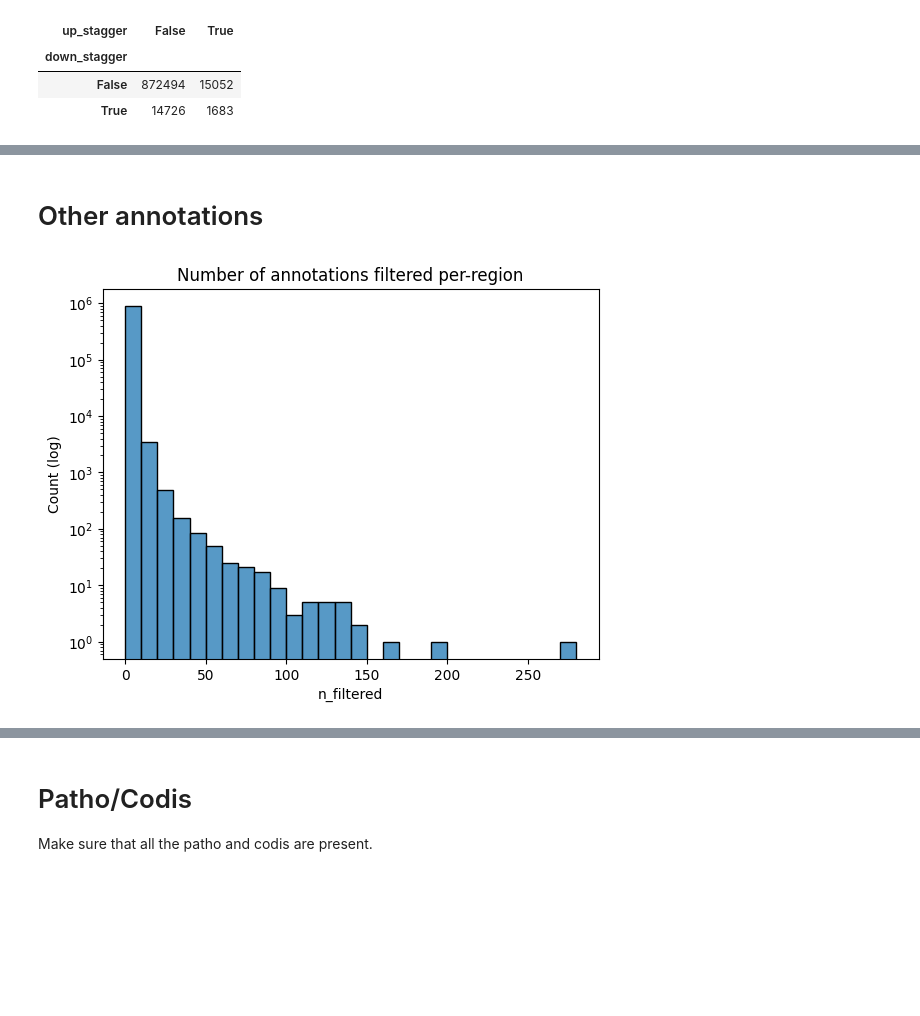
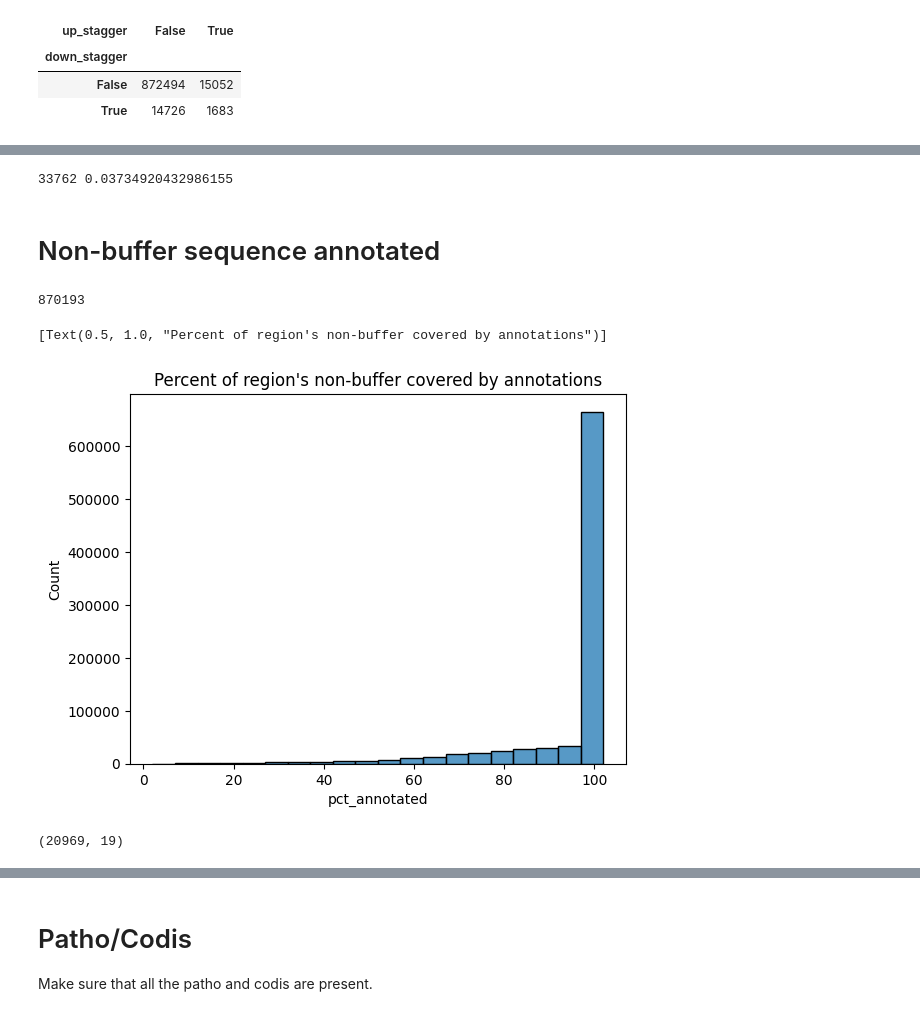
Before and after one commit to ACEnglish/adotto, a Jupyter notebook: regions/notebooks/FinalRegionsQC.ipynb, the cells around one changed output, grey strips where cells are left out. Cells and saved outputs as stored; diff of their text form; code cells hidden in the pictures; blank space fills up the shorter version.

```diff
--- a/regions/notebooks/FinalRegionsQC.ipynb
+++ b/regions/notebooks/FinalRegionsQC.ipynb
@@ -185,10 +204,23 @@ max_span_stagger.groupby(['down_stagger', 'up_stagger']).size().unstack()
+# %%
+no_good_hompol = (data['hom_pct'] >= 0.50).sum()
+print(no_good_hompol, no_good_hompol / len(data))
+# %% [output]
+33762 0.03734920432986155
 # %% [markdown]
-# Other annotations
+# Non-buffer sequence annotated
+# %%
+(data['hom_pct'] < 0.50).sum()
+# %% [output]
+870193
+# %%
+p = sb.histplot(data=data[data['hom_pct'] < 0.50], x="pct_annotated", binwidth=5)
+p.set(title="Percent of region's non-buffer covered by annotations")
+# %% [output]
+[Text(0.5, 1.0, "Percent of region's non-buffer covered by annotations")]
+[figure, added]
 # %%
-p = p = sb.histplot(data=data, x='n_filtered', binwidth=10)
-p.set(yscale='log')
-hide = p.set(xlabel='n_filtered', ylabel="Count (log)", title="Number of annotations filtered per-region")
+data[(data['hom_pct'] < 0.50) & (data['pct_annotated'] < 50)].shape
 # %% [output]
-[figure, removed]
+(20969, 19)
 # %%
 p = sb.histplot(data=data, x="mu_purity", binwidth=1)
```
Also changed, not shown: parts of 25 cells of this notebook, 2 other files.
